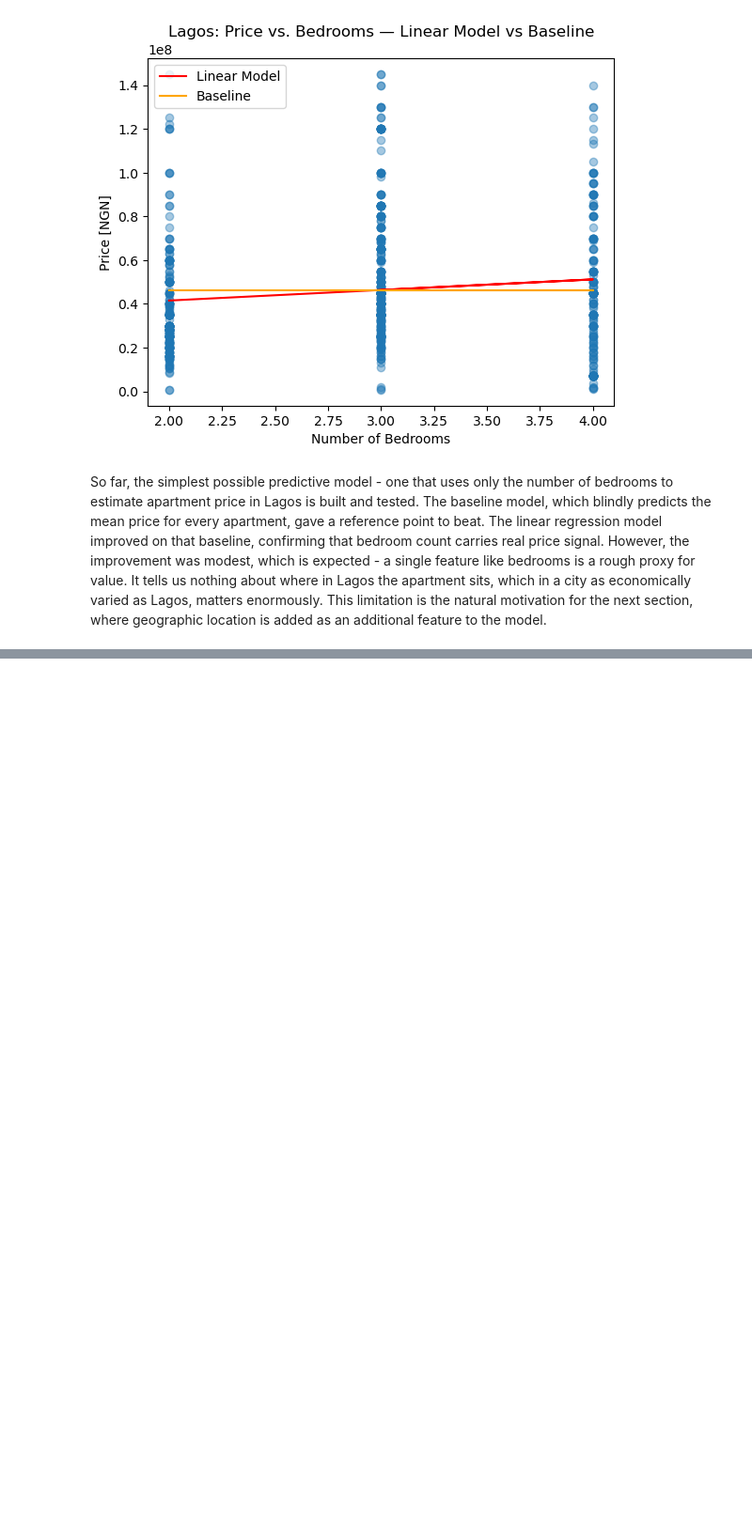
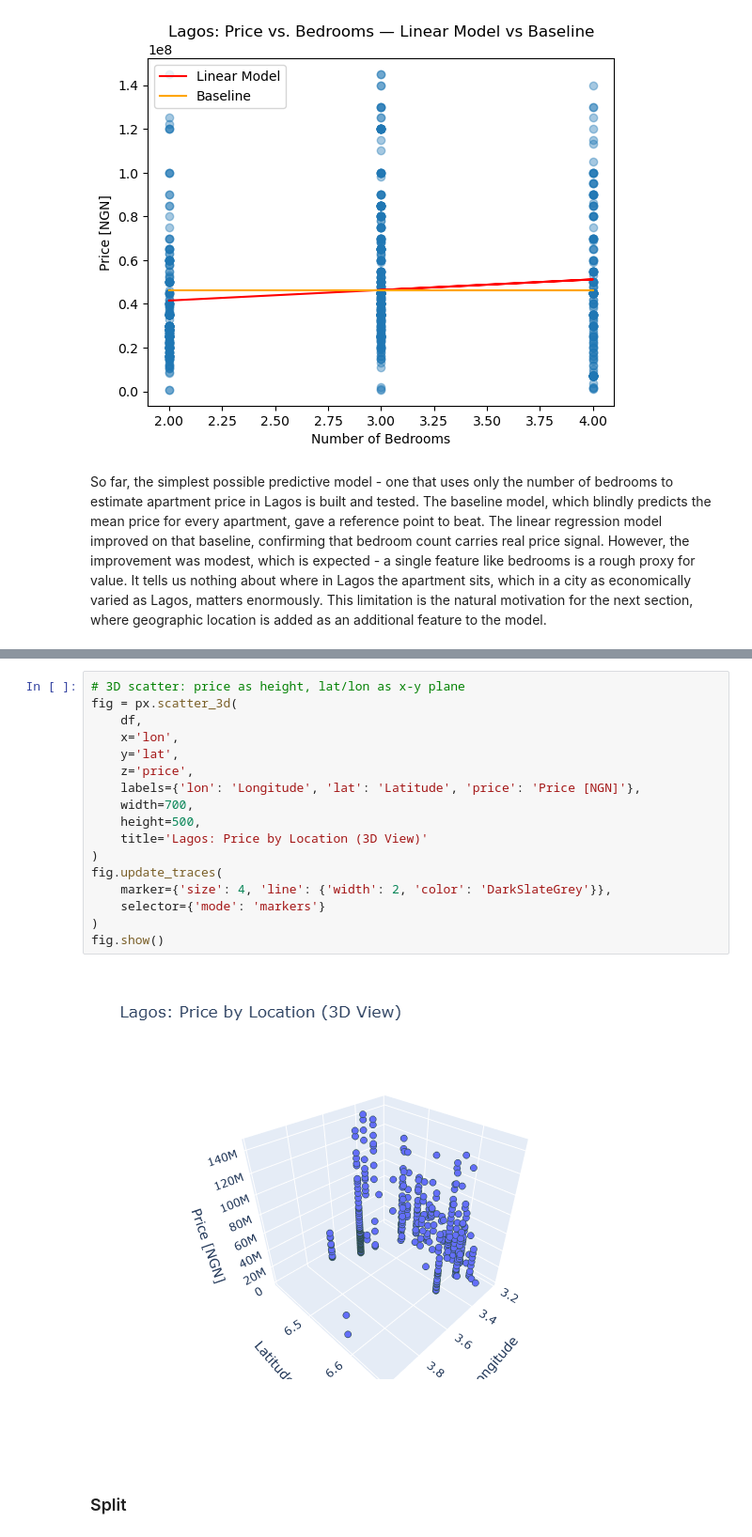
Before and after one commit to AJ-MH/Data-Science, a Jupyter notebook: lagos-apartment-price-prediction/lagos_apartment_price_prediction.ipynb, the cells around one changed output, grey strips where cells are left out. Shown at 94% size. Cells and saved outputs as stored; diff of their text form; blank space fills up the shorter version.

```diff
--- a/lagos-apartment-price-prediction/lagos_apartment_price_prediction.ipynb
+++ b/lagos-apartment-price-prediction/lagos_apartment_price_prediction.ipynb
@@ -214,0 +319,21 @@ This limitation is the natural motivation for the next section, where geographic
+# %%
+# 3D scatter: price as height, lat/lon as x-y plane
+fig = px.scatter_3d(
+    df,
+    x='lon',
+    y='lat',
+    z='price',
+    labels={'lon': 'Longitude', 'lat': 'Latitude', 'price': 'Price [NGN]'},
+    width=700,
+    height=500,
+    title='Lagos: Price by Location (3D View)'
+)
+fig.update_traces(
+    marker={'size': 4, 'line': {'width': 2, 'color': 'DarkSlateGrey'}},
+    selector={'mode': 'markers'}
+)
+fig.show()
+# %% [output]
+[figure, added]
+# %% [markdown]
+### Split
```
Also changed, not shown: parts of 19 cells of this notebook.
